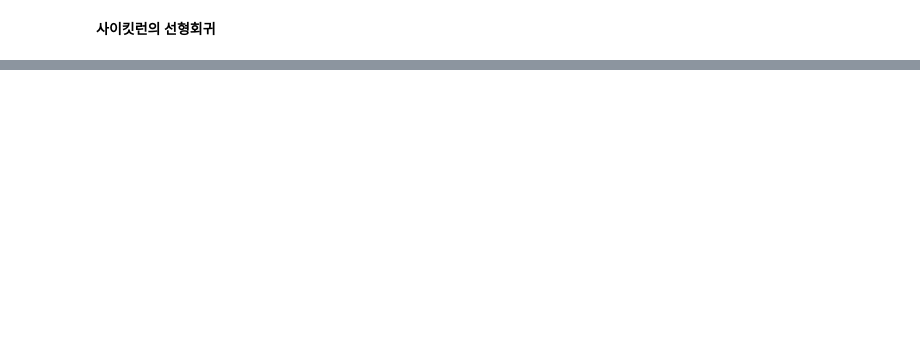
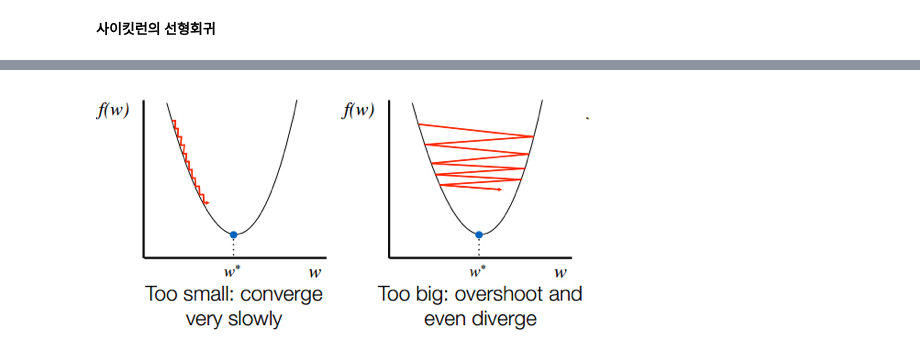
Before and after one commit to Note-YH/Hands-ON-ML-2nd-Edition, a Jupyter notebook: Chapter04.ipynb, the cells around one changed output, grey strips where cells are left out. Saved outputs shown, nothing was run; the diff lists cells and outputs as text; code cells hidden in the pictures; blank space fills up the shorter version.

```diff
--- a/Chapter04.ipynb
+++ b/Chapter04.ipynb
@@ -121,0 +160,5 @@ Unpacking objects: 100% (18/18), done.
+# %%
+from IPython.display import Image
+Image('learning_rate_sl.png')
+# %% [output]
+[figure, added]
```
Also changed, not shown: parts of 17 cells of this notebook.
